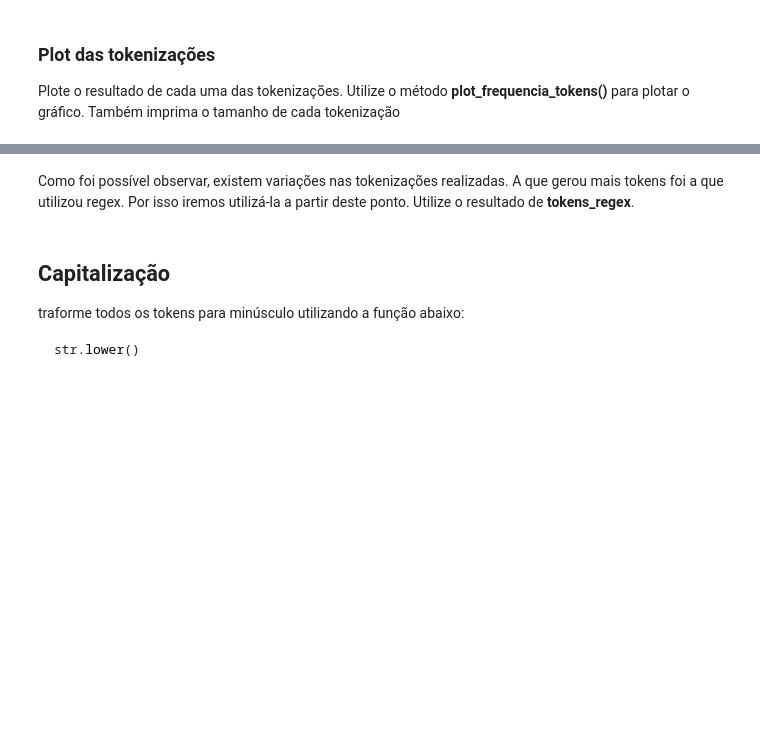
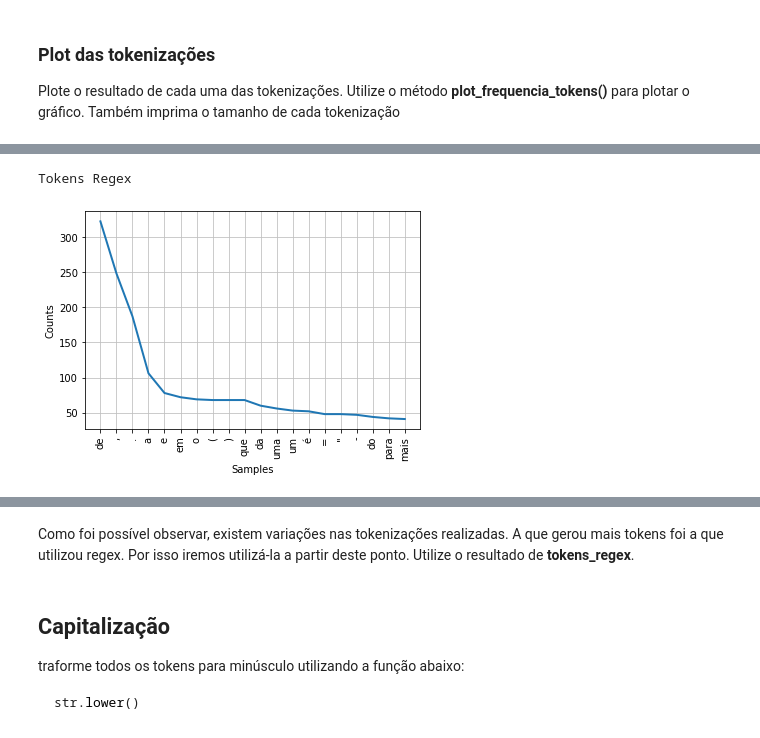
Before and after one commit to titilomt/data_science_puc_projects, a Jupyter notebook: Aula_1_CDBD_O8_2.ipynb, the cells around one changed output, grey strips where cells are left out. Drawn from its saved outputs; the diff is of its cells as text; code cells hidden in the pictures; blank space fills up the shorter version.

```diff
--- a/Aula_1_CDBD_O8_2.ipynb
+++ b/Aula_1_CDBD_O8_2.ipynb
@@ -317,3 +378,5 @@ tokens_regex =
+# %%
+tokens_regex = re.findall(r"\w+(?:'\w+)?|[^\w\s]", corpus)
 # %%
 #Regex
 print(tokens_regex)
@@ -347,6 +418,10 @@ print("Tokens Split")
 # %%
 print("Tokens Regex")
 #faça aqui
+plot_frequencia_tokens(tokens_regex)
+# %% [output]
+Tokens Regex
+[figure, added]
 # %%
 print("Tokens NLTK")
 #faça aqui
```
Also changed, not shown: parts of 62 cells of this notebook.
